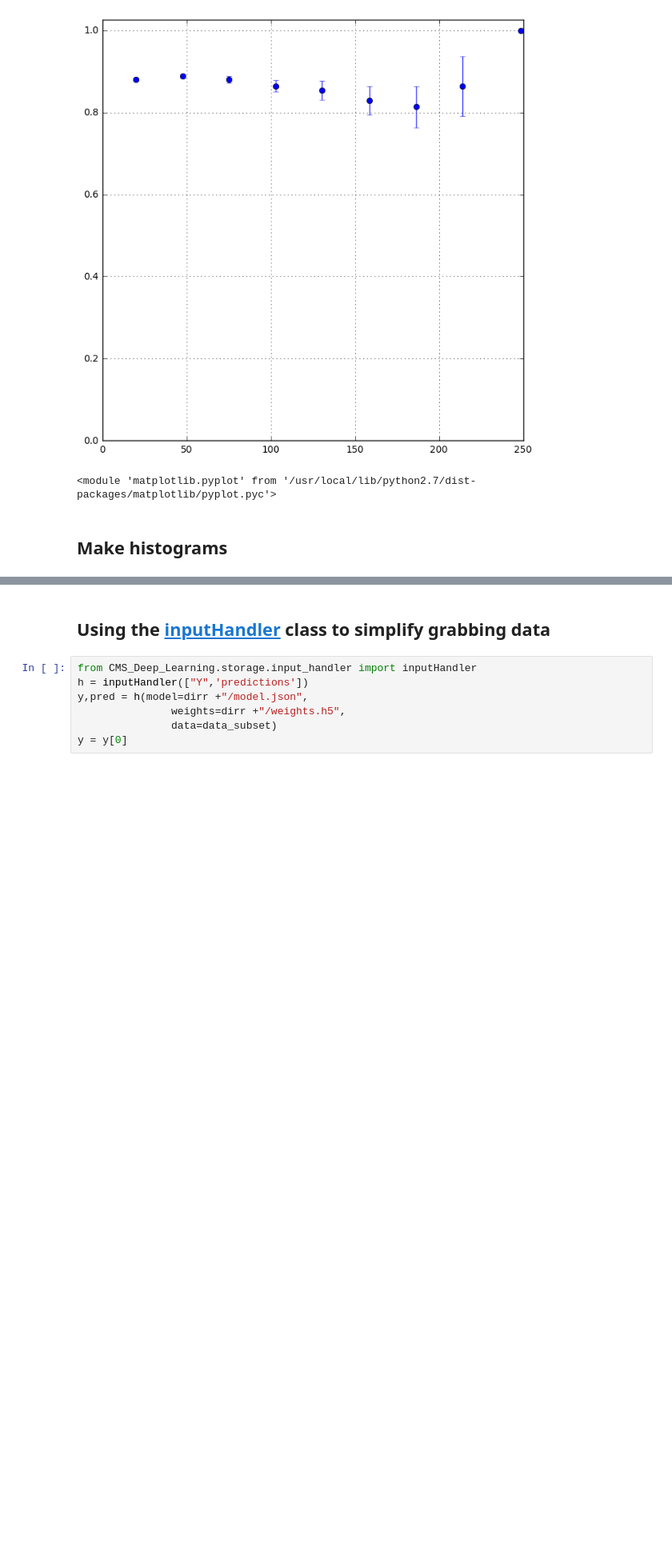
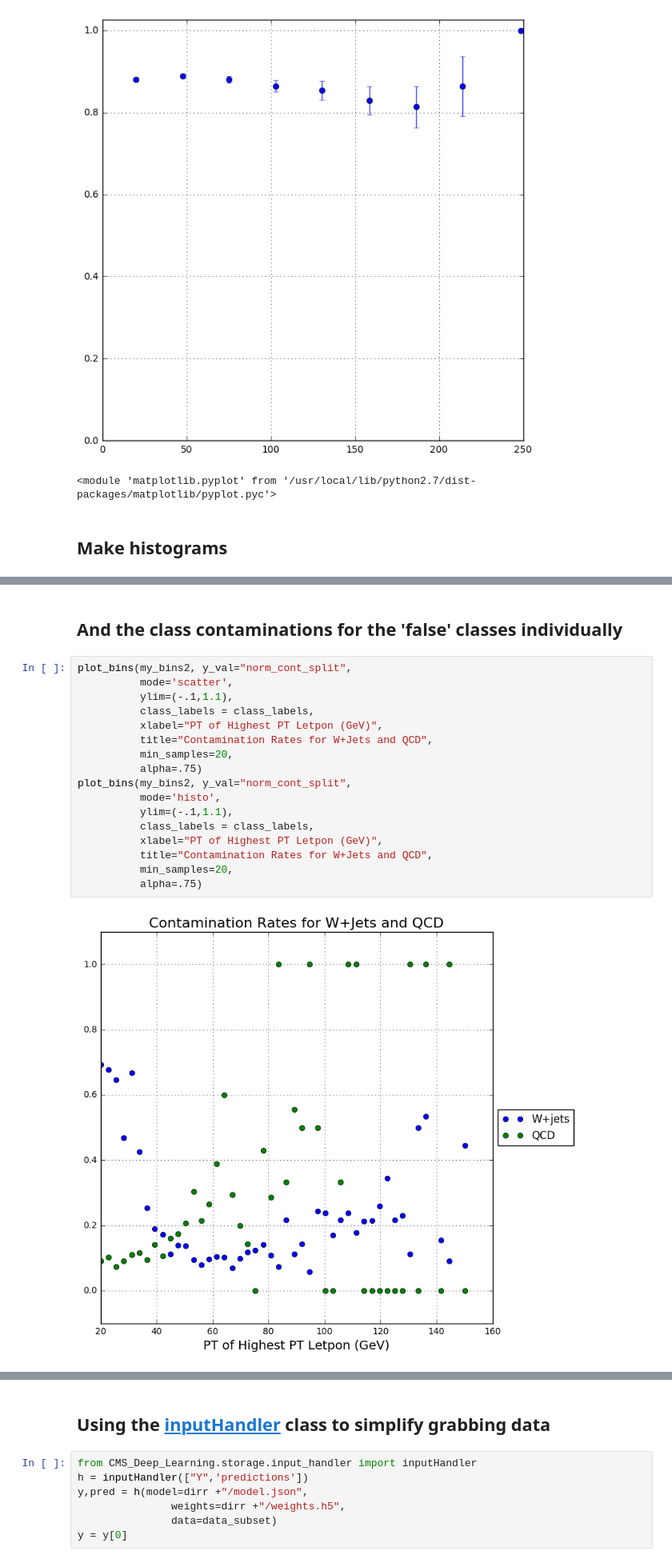
Before and after one commit to DannyWeitekamp/CMS_Deep_Learning, a Jupyter notebook: delphi_analysis/postprocessing_example.ipynb, the cells around one changed output, grey strips where cells are left out. Shown at 80% size. Cells and saved outputs as stored; diff of their text form; blank space fills up the shorter version.

```diff
--- a/delphi_analysis/postprocessing_example.ipynb
+++ b/delphi_analysis/postprocessing_example.ipynb
@@ -147,0 +187,21 @@ plot_bins(my_bins2, y_val="arg_max",
+# %% [markdown]
+## And the class contaminations for the 'false' classes individually
+# %%
+plot_bins(my_bins2, y_val="norm_cont_split",
+          mode='scatter',
+          ylim=(-.1,1.1),
+          class_labels = class_labels,
+          xlabel="PT of Highest PT Letpon (GeV)",
+          title="Contamination Rates for W+Jets and QCD",
+          min_samples=20,
+          alpha=.75)
+plot_bins(my_bins2, y_val="norm_cont_split",
+          mode='histo',
+          ylim=(-.1,1.1),
+          class_labels = class_labels,
+          xlabel="PT of Highest PT Letpon (GeV)",
+          title="Contamination Rates for W+Jets and QCD",
+          min_samples=20,
+          alpha=.75)
+# %% [output]
+[figure, added]
```
Also changed, not shown: parts of 13 cells of this notebook.
